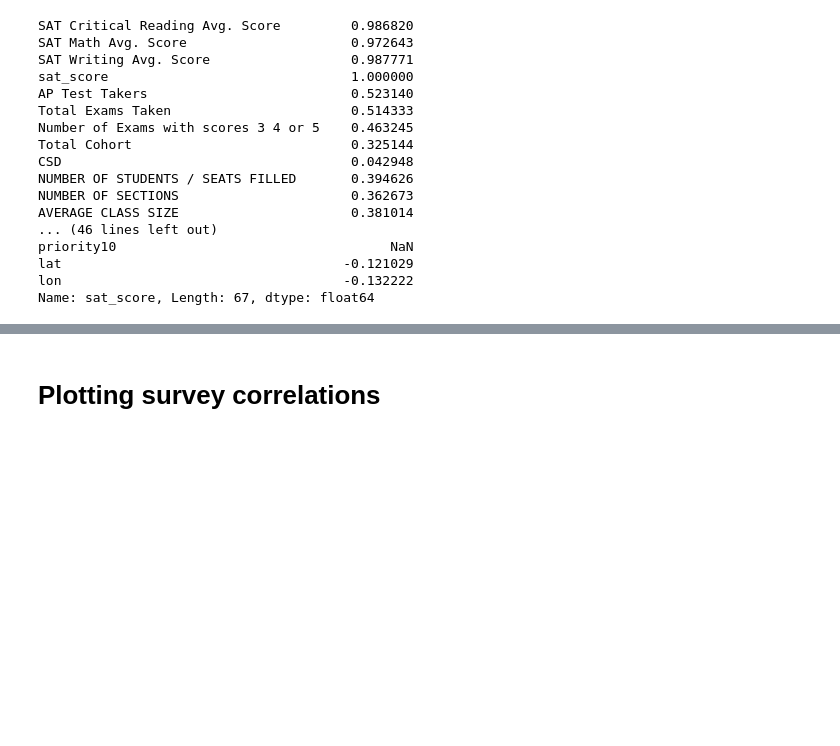
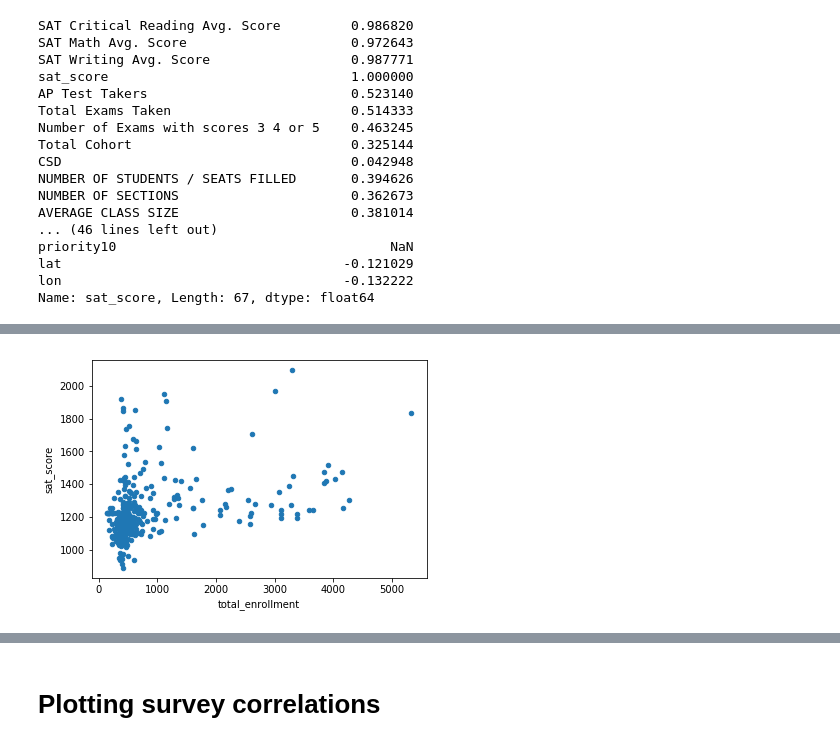
Before and after one commit to tlee0058/data_science_portfolio, a Jupyter notebook: Analyzing NYC High School Data.ipynb, the cells around one changed output, grey strips where cells are left out. Saved outputs shown, nothing was run; the diff lists cells and outputs as text; code cells hidden in the pictures; blank space fills up the shorter version.

Commit message:
Data cleaning, exploraty, visualization

```diff
--- a/Analyzing NYC High School Data.ipynb
+++ b/Analyzing NYC High School Data.ipynb
@@ -56,10 +49,11 @@ data
 #Reading two different text files into one csv file called 'Survey'
 all_survey = pd.read_csv("data/schools/survey_all.txt", delimiter="\t", encoding='windows-1252')
 d75_survey = pd.read_csv("data/schools/survey_d75.txt", delimiter="\t", encoding='windows-1252')
-survey = pd.concat([all_survey, d75_survey], axis=0)
+survey = pd.concat([all_survey, d75_survey], axis=0, sort=False)
 
 survey["DBN"] = survey["dbn"] #replacing a column's name
 
+#The files have many columns that don't pertain to my findings, I will only keep these columns
 survey_fields = [
     "DBN",
     "rr_s",
@@ -214,0 +364,6 @@ Name: sat_score, Length: 67, dtype: float64
+# %%
+combined.plot.scatter(x='total_enrollment', y = 'sat_score')
+
+plt.show()
+# %% [output]
+[figure, added]
```
Also changed, not shown: parts of 54 cells of this notebook, 2 other files.
